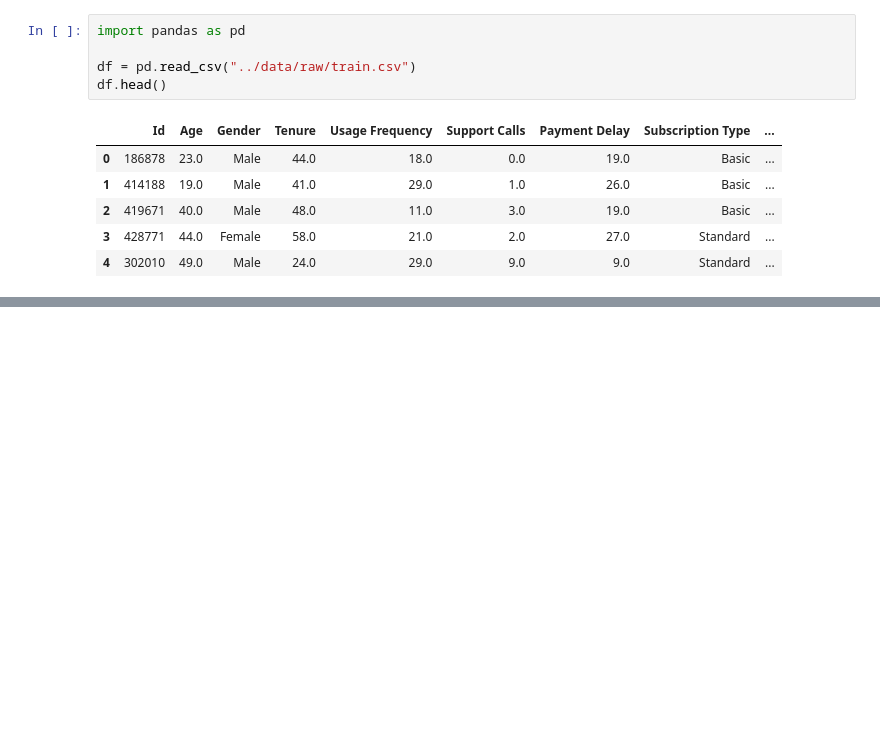
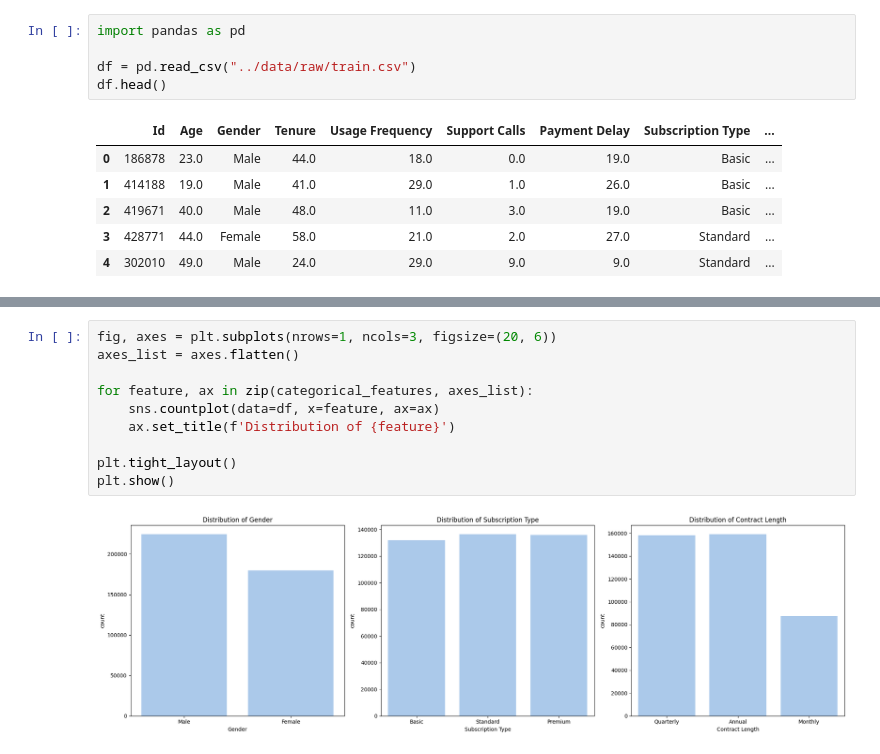
Before and after one commit to ssabrut/customer-churn-mlops, a Jupyter notebook: notebooks/eda.ipynb, the cells around one changed output, grey strips where cells are left out. Drawn from its saved outputs; the diff is of its cells as text; blank space fills up the shorter version.

```diff
--- a/notebooks/eda.ipynb
+++ b/notebooks/eda.ipynb
@@ -12,0 +151,12 @@ df.head()
+# %%
+fig, axes = plt.subplots(nrows=1, ncols=3, figsize=(20, 6))
+axes_list = axes.flatten()
+
+for feature, ax in zip(categorical_features, axes_list):
+    sns.countplot(data=df, x=feature, ax=ax)
+    ax.set_title(f'Distribution of {feature}')
+
+plt.tight_layout()
+plt.show()
+# %% [output]
+[figure, added]
```
Also changed, not shown: parts of 13 cells of this notebook, 2 other files.
